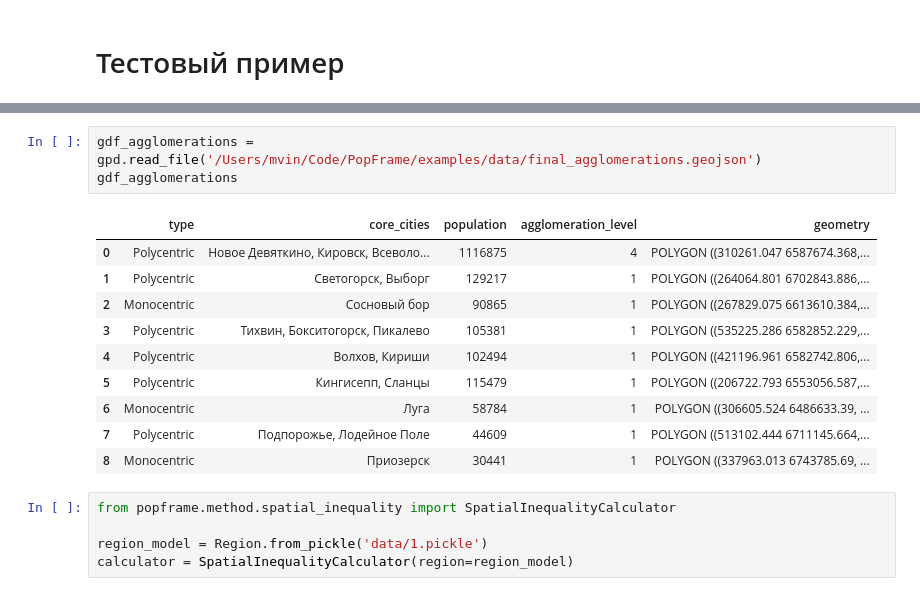
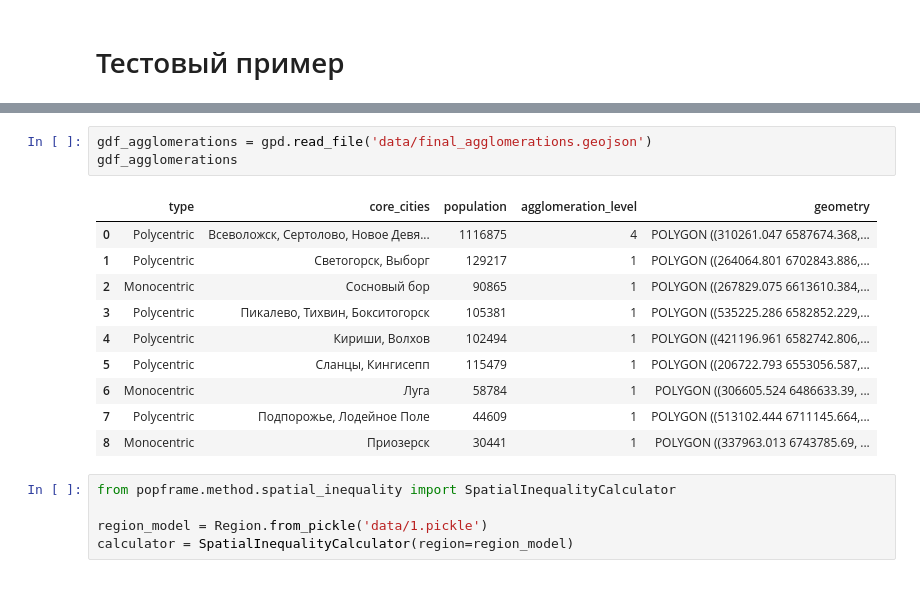
Before and after one commit to Mvin8/PopFrame, a Jupyter notebook: examples/spatial_inequality.ipynb, the cells around one changed output, grey strips where cells are left out. Cells and saved outputs as stored; diff of their text form.

```diff
--- a/examples/spatial_inequality.ipynb
+++ b/examples/spatial_inequality.ipynb
@@ -150,16 +150,16 @@ gdf_cities
 | 2930 | 3137 | 0.78 | 0.75 | 0.50 | 1.0 | ... |
 2931 rows × 69 columns
 # %%
-gdf_agglomerations = gpd.read_file('/Users/mvin/Code/PopFrame/examples/data/final_agglomerations.geojson')
+gdf_agglomerations = gpd.read_file('data/final_agglomerations.geojson')
 gdf_agglomerations
 # %% [output]
 |  | type | core_cities | population | agglomeration_level | geometry |
-| 0 | Polycentric | Новое Девяткино, Кировск, Всеволо... | 1116875 | 4 | POLYGON ((310261.047 6587674.368,... |
+| 0 | Polycentric | Всеволожск, Сертолово, Новое Девя... | 1116875 | 4 | POLYGON ((310261.047 6587674.368,... |
 | 1 | Polycentric | Светогорск, Выборг | 129217 | 1 | POLYGON ((264064.801 6702843.886,... |
 | 2 | Monocentric | Сосновый бор | 90865 | 1 | POLYGON ((267829.075 6613610.384,... |
-| 3 | Polycentric | Тихвин, Бокситогорск, Пикалево | 105381 | 1 | POLYGON ((535225.286 6582852.229,... |
-| 4 | Polycentric | Волхов, Кириши | 102494 | 1 | POLYGON ((421196.961 6582742.806,... |
-| 5 | Polycentric | Кингисепп, Сланцы | 115479 | 1 | POLYGON ((206722.793 6553056.587,... |
+| 3 | Polycentric | Пикалево, Тихвин, Бокситогорск | 105381 | 1 | POLYGON ((535225.286 6582852.229,... |
+| 4 | Polycentric | Кириши, Волхов | 102494 | 1 | POLYGON ((421196.961 6582742.806,... |
+| 5 | Polycentric | Сланцы, Кингисепп | 115479 | 1 | POLYGON ((206722.793 6553056.587,... |
 | 6 | Monocentric | Луга | 58784 | 1 | POLYGON ((306605.524 6486633.39, ... |
 | 7 | Polycentric | Подпорожье, Лодейное Поле | 44609 | 1 | POLYGON ((513102.444 6711145.664,... |
 | 8 | Monocentric | Приозерск | 30441 | 1 | POLYGON ((337963.013 6743785.69, ... |
```
Also changed, not shown: parts of 4 cells of this notebook.
